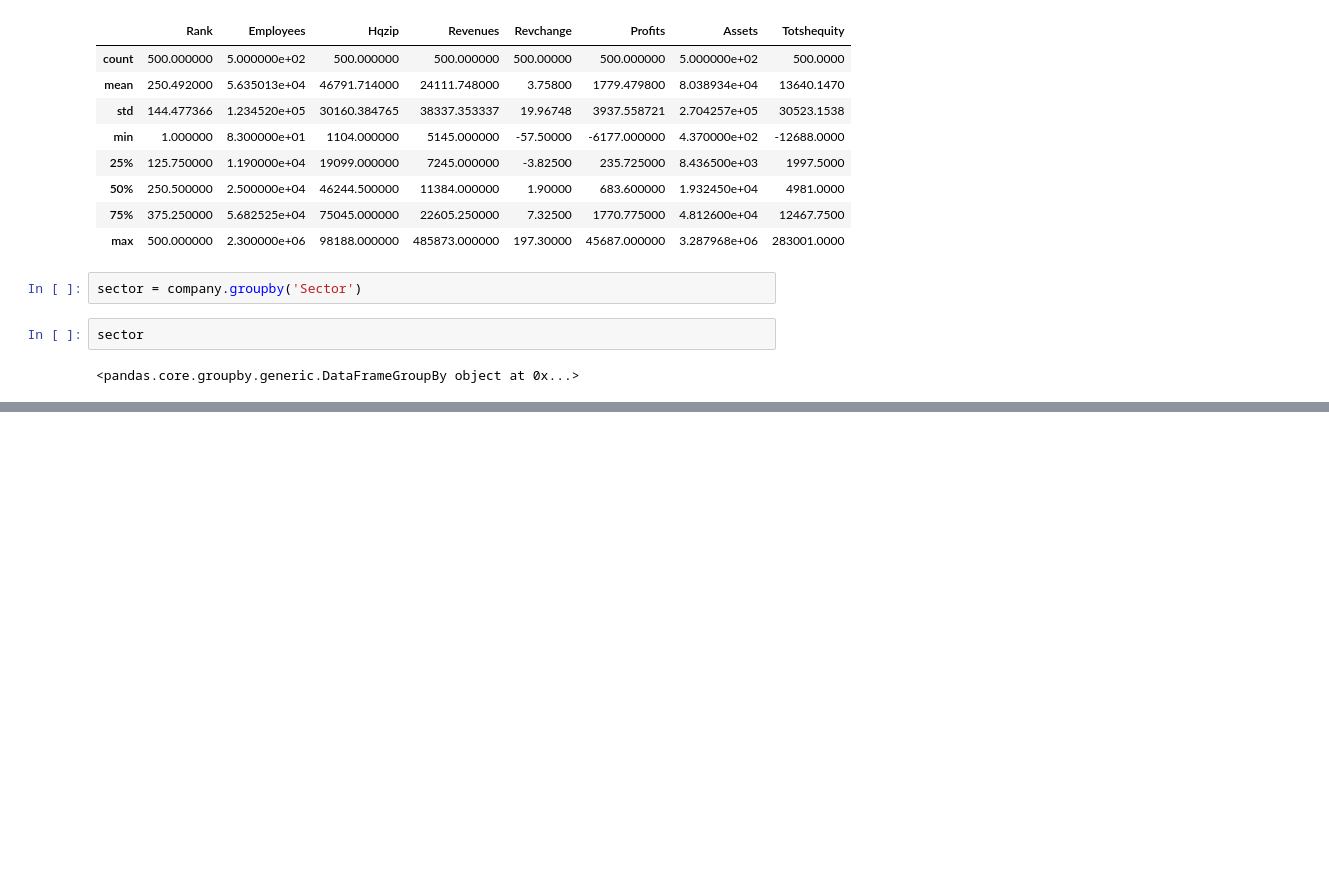
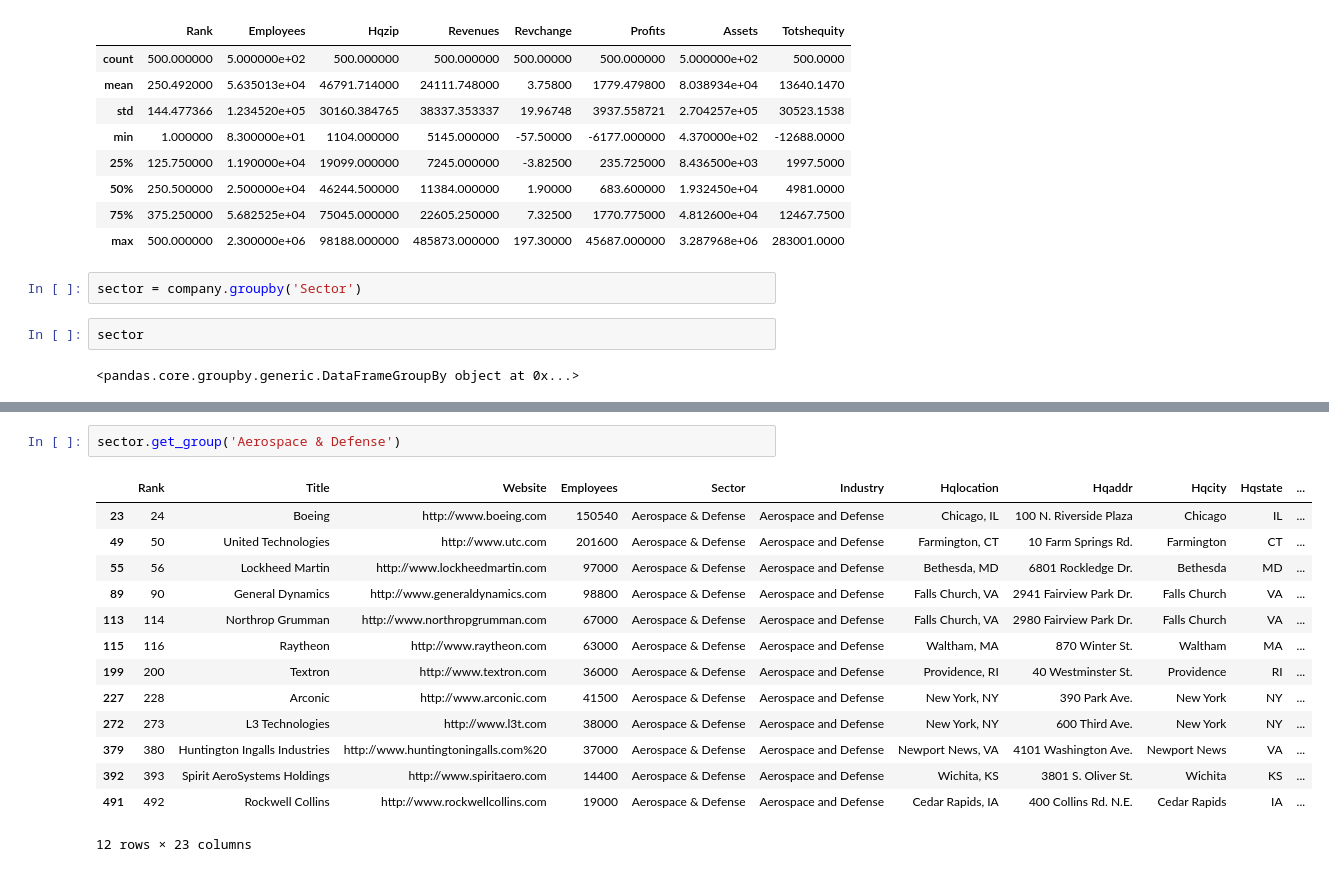
Before and after one commit to dailycodeminskole/FEB_DS_7AM, a Jupyter notebook: 56_GroupBy.ipynb, the cells around one changed output, grey strips where cells are left out. Saved outputs shown, nothing was run; the diff lists cells and outputs as text; blank space fills up the shorter version.

```diff
--- a/56_GroupBy.ipynb
+++ b/56_GroupBy.ipynb
@@ -47,0 +140,17 @@ sector
+# %%
+sector.get_group('Aerospace & Defense')
+# %% [output]
+|  | Rank | Title | Website | Employees | Sector | Industry | Hqlocation | Hqaddr | Hqcity | Hqstate | ... |
+| 23 | 24 | Boeing | http://www.boeing.com | 150540 | Aerospace & Defense | Aerospace and Defense | Chicago, IL | 100 N. Riverside Plaza | Chicago | IL | ... |
+| 49 | 50 | United Technologies | http://www.utc.com | 201600 | Aerospace & Defense | Aerospace and Defense | Farmington, CT | 10 Farm Springs Rd. | Farmington | CT | ... |
+| 55 | 56 | Lockheed Martin | http://www.lockheedmartin.com | 97000 | Aerospace & Defense | Aerospace and Defense | Bethesda, MD | 6801 Rockledge Dr. | Bethesda | MD | ... |
+| 89 | 90 | General Dynamics | http://www.generaldynamics.com | 98800 | Aerospace & Defense | Aerospace and Defense | Falls Church, VA | 2941 Fairview Park Dr. | Falls Church | VA | ... |
+| 113 | 114 | Northrop Grumman | http://www.northropgrumman.com | 67000 | Aerospace & Defense | Aerospace and Defense | Falls Church, VA | 2980 Fairview Park Dr. | Falls Church | VA | ... |
+| 115 | 116 | Raytheon | http://www.raytheon.com | 63000 | Aerospace & Defense | Aerospace and Defense | Waltham, MA | 870 Winter St. | Waltham | MA | ... |
+| 199 | 200 | Textron | http://www.textron.com | 36000 | Aerospace & Defense | Aerospace and Defense | Providence, RI | 40 Westminster St. | Providence | RI | ... |
+| 227 | 228 | Arconic | http://www.arconic.com | 41500 | Aerospace & Defense | Aerospace and Defense | New York, NY | 390 Park Ave. | New York | NY | ... |
+| 272 | 273 | L3 Technologies | http://www.l3t.com | 38000 | Aerospace & Defense | Aerospace and Defense | New York, NY | 600 Third Ave. | New York | NY | ... |
+| 379 | 380 | Huntington Ingalls Industries | http://www.huntingtoningalls.com%20 | 37000 | Aerospace & Defense | Aerospace and Defense | Newport News, VA | 4101 Washington Ave. | Newport News | VA | ... |
+| 392 | 393 | Spirit AeroSystems Holdings | http://www.spiritaero.com | 14400 | Aerospace & Defense | Aerospace and Defense | Wichita, KS | 3801 S. Oliver St. | Wichita | KS | ... |
+| 491 | 492 | Rockwell Collins | http://www.rockwellcollins.com | 19000 | Aerospace & Defense | Aerospace and Defense | Cedar Rapids, IA | 400 Collins Rd. N.E. | Cedar Rapids | IA | ... |
+12 rows × 23 columns
```
Also changed, not shown: parts of 12 cells of this notebook, 1 other file.
